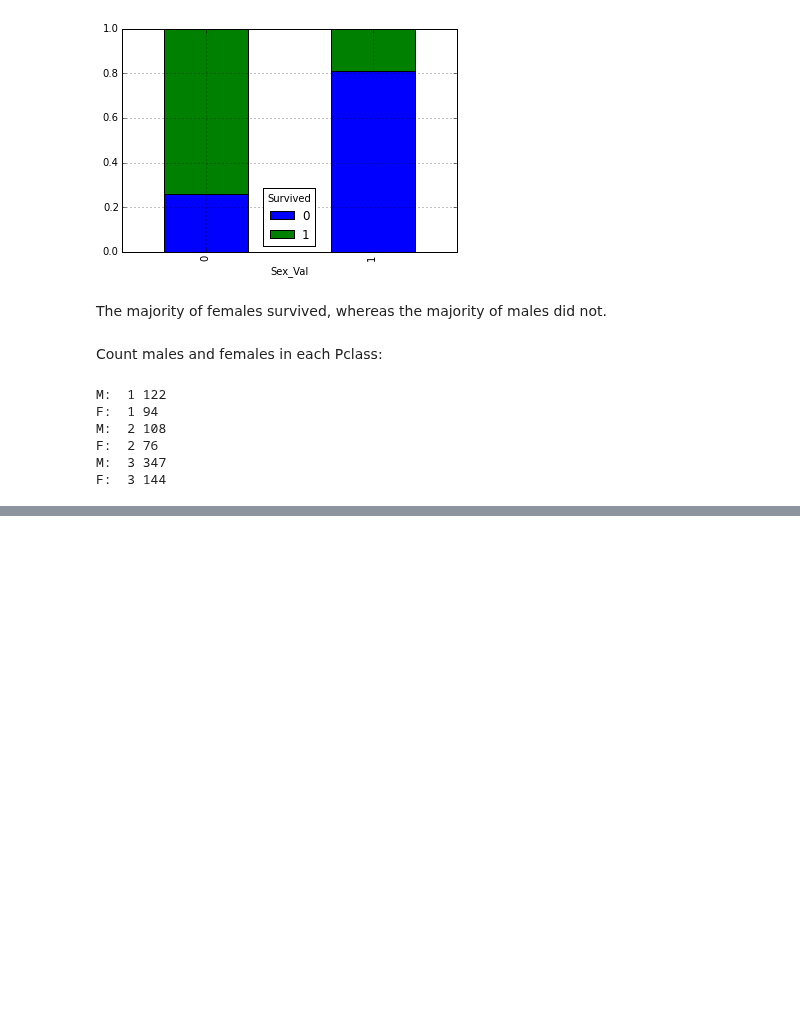
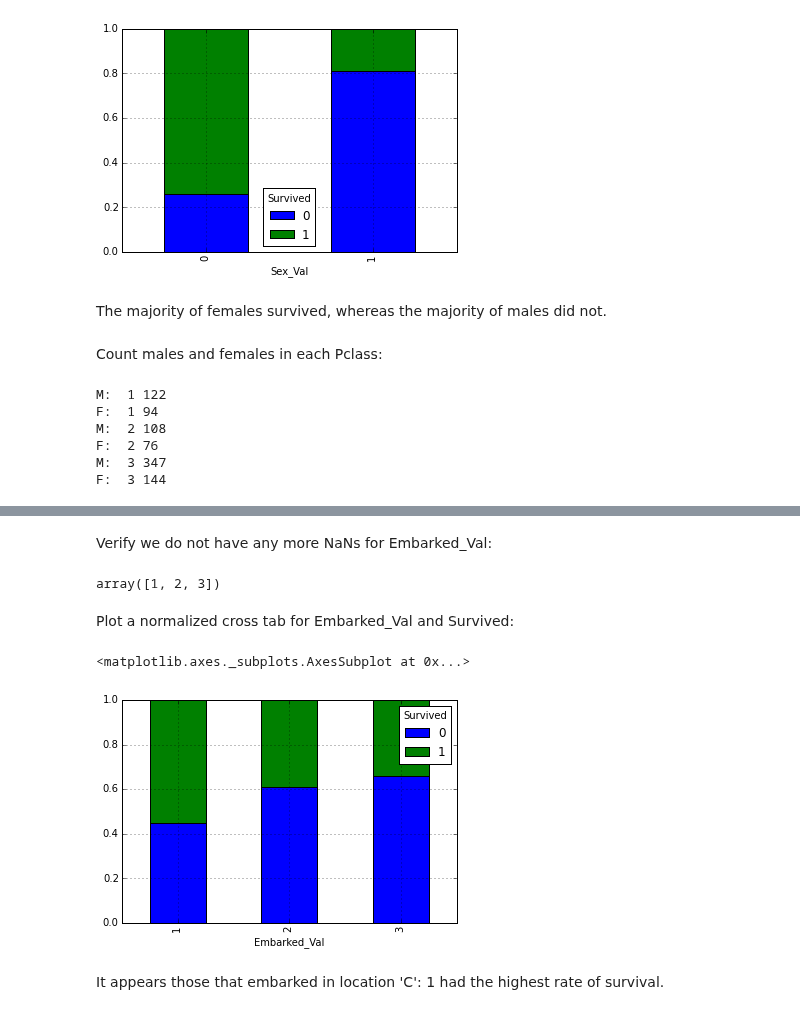
Before and after one commit to donnemartin/data-science-ipython-notebooks, a Jupyter notebook: kaggle/titanic.ipynb, the cells around one changed output, grey strips where cells are left out. Saved outputs shown, nothing was run; the diff lists cells and outputs as text; code cells hidden in the pictures; blank space fills up the shorter version.

```diff
--- a/kaggle/titanic.ipynb
+++ b/kaggle/titanic.ipynb
@@ -261,0 +324,19 @@ F:  3 144
+# %%
+df.replace({'Embarked_Val' : { embarked_locations_mapping[nan] : embarked_locations_mapping['S'] }}, inplace=True)
+# %% [markdown]
+Verify we do not have any more NaNs for Embarked_Val:
+# %%
+sort(df['Embarked_Val'].unique())
+# %% [output]
+array([1, 2, 3])
+# %% [markdown]
+Plot a normalized cross tab for Embarked_Val and Survived:
+# %%
+embarked_val_xt = pd.crosstab(df['Embarked_Val'], df['Survived'])
+embarked_val_xt_pct = embarked_val_xt.div(embarked_val_xt.sum(1).astype(float), axis=0)
+embarked_val_xt_pct.plot(kind='bar', stacked=True)
+# %% [output]
+<matplotlib.axes._subplots.AxesSubplot at 0x...>
+[figure, added]
+# %% [markdown]
+It appears those that embarked in location 'C': 1 had the highest rate of survival.
```
Also changed, not shown: parts of 15 cells of this notebook.
